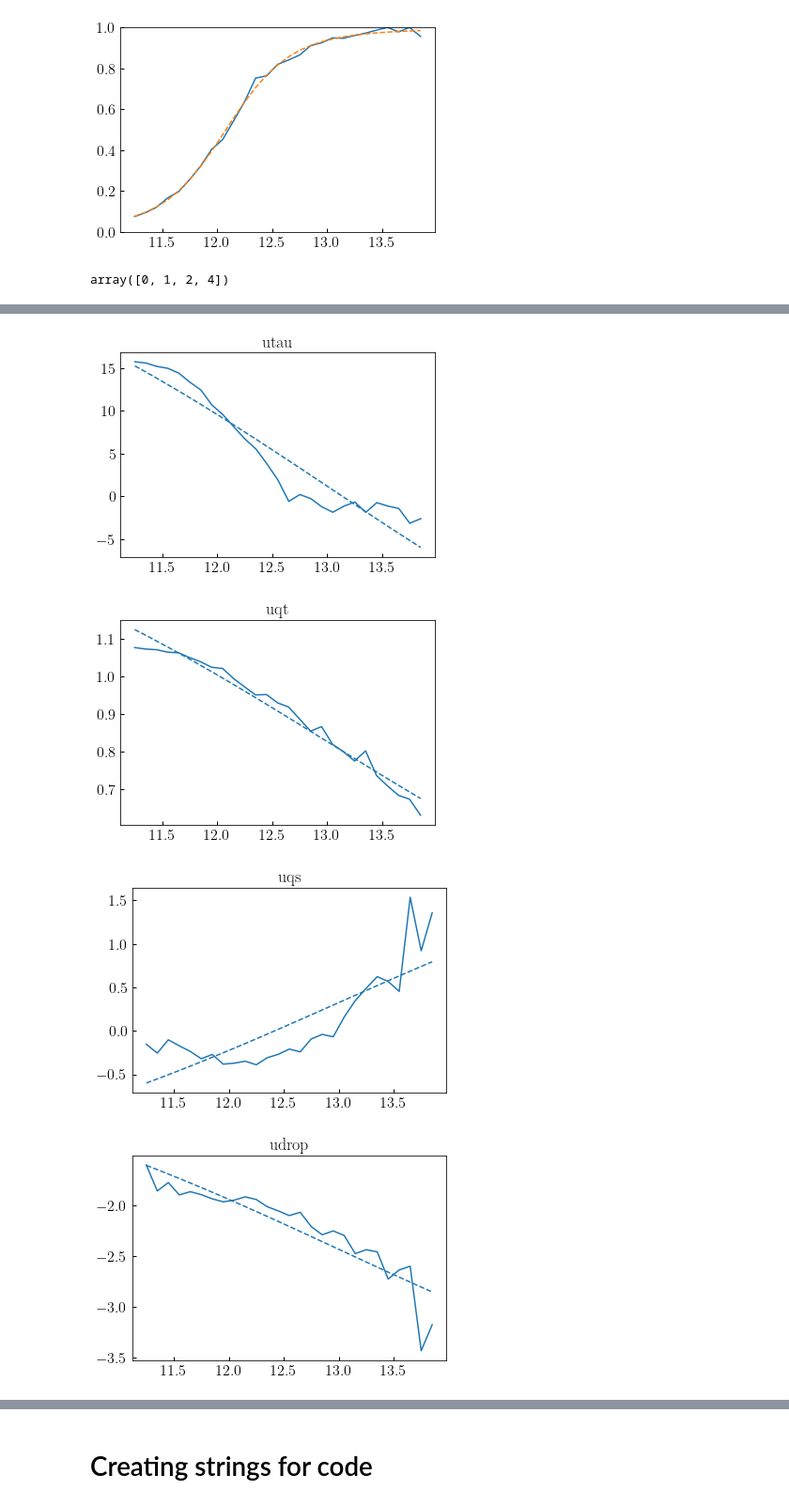
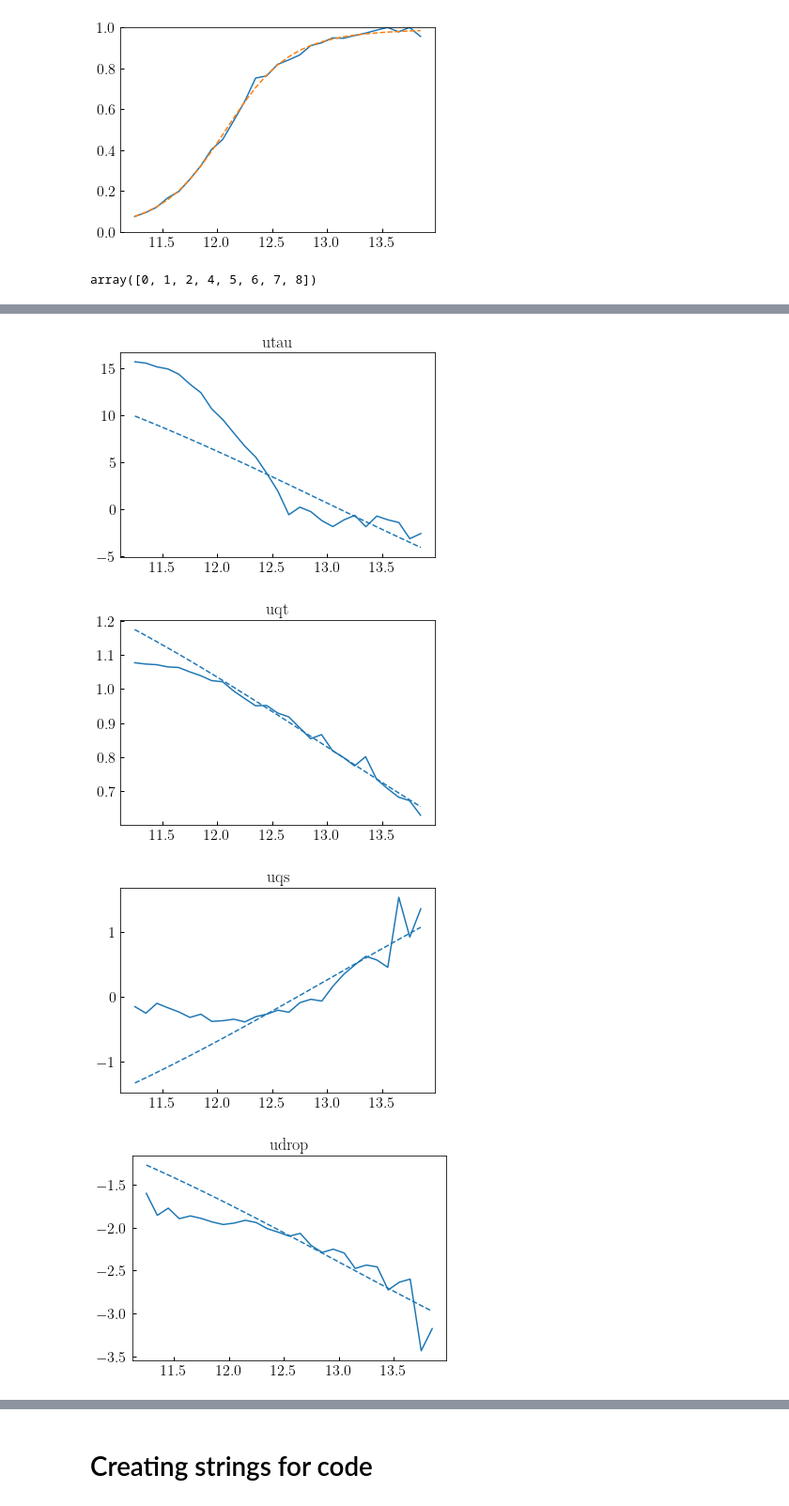
Before and after one commit to ArgonneCPAC/diffstarpop, a Jupyter notebook: notebooks/pdf_population_parameters.ipynb, the cells around one changed output, grey strips where cells are left out. Shown at 94% size. Saved outputs shown, nothing was run; the diff lists cells and outputs as text; code cells hidden in the pictures.

```diff
--- a/notebooks/pdf_population_parameters.ipynb
+++ b/notebooks/pdf_population_parameters.ipynb
@@ -459,29 +478,29 @@ massvalsc = 0.5*(massvals[1:]+massvals[:-1])
 _free_params = np.array([0, 1, 2, 4, 5, 6, 7, 8])
 _fixed_params = np.array([3,])
 
-medians = np.zeros((len(massvals)-1,9))
-medians_Q = np.zeros((len(massvals)-1,9))
-medians_MS = np.zeros((len(massvals)-1,9))
+medians = np.zeros((len(massvals)-1,9)) + np.nan
+medians_Q = np.zeros((len(massvals)-1,9)) + np.nan
+medians_MS = np.zeros((len(massvals)-1,9)) + np.nan
 
-sigmas = np.zeros((len(massvals)-1,9))
-sigmas_Q = np.zeros((len(massvals)-1,9))
-sigmas_MS = np.zeros((len(massvals)-1,9))
+sigmas = np.zeros((len(massvals)-1,9)) + np.nan
+sigmas_Q = np.zeros((len(massvals)-1,9)) + np.nan
+sigmas_MS = np.zeros((len(massvals)-1,9)) + np.nan
 
-corrs = np.zeros((len(massvals)-1,9,9))
-corrs_Q = np.zeros((len(massvals)-1,9,9))
-corrs_MS = np.zeros((len(massvals)-1,9,9))
+corrs = np.zeros((len(massvals)-1,9,9)) + np.nan
+corrs_Q = np.zeros((len(massvals)-1,9,9)) + np.nan
+corrs_MS = np.zeros((len(massvals)-1,9,9)) + np.nan
 
-medians_err = np.zeros((len(massvals)-1,9))
-medians_err_Q = np.zeros((len(massvals)-1,9))
-medians_err_MS = np.zeros((len(massvals)-1,9))
+medians_err = np.zeros((len(massvals)-1,9)) + np.nan
+medians_err_Q = np.zeros((len(massvals)-1,9)) + np.nan
+medians_err_MS = np.zeros((len(massvals)-1,9)) + np.nan
 
-sigmas_err = np.zeros((len(massvals)-1,9))
-sigmas_err_Q = np.zeros((len(massvals)-1,9))
-sigmas_err_MS = np.zeros((len(massvals)-1,9))
+sigmas_err = np.zeros((len(massvals)-1,9)) + np.nan
+sigmas_err_Q = np.zeros((len(massvals)-1,9)) + np.nan
+sigmas_err_MS = np.zeros((len(massvals)-1,9)) + np.nan
 
-corrs_err = np.zeros((len(massvals)-1,9,9))
-corrs_err_Q = np.zeros((len(massvals)-1,9,9))
-corrs_err_MS = np.zeros((len(massvals)-1,9,9))
+corrs_err = np.zeros((len(massvals)-1,9,9)) + np.nan
+corrs_err_Q = np.zeros((len(massvals)-1,9,9)) + np.nan
+corrs_err_MS = np.zeros((len(massvals)-1,9,9)) + np.nan
 
 fquench = np.zeros(len(massvalsc))
 
@@ -580,7 +599,7 @@ def _fun(x, ymin, ymax):
 
 @jjit
 def _bound_cov_diag(x):
-    return _sigmoid(x, 0.5, 4.0, 0.0, 1.0)
+    return _sigmoid(x, 0.5, 4.0, 0.0, 10.0)
 
 
 @jjit
@@ -790,9 +815,9 @@ plt.ylim(0,1)
 (0.0, 1.0)
 [figure]
 # %%
-_free_params[:4]
+_free_params
 # %% [output]
-array([0, 1, 2, 4])
+array([0, 1, 2, 4, 5, 6, 7, 8])
 # %%
 names = ["ulgm", "ulgy", "ul", "uh", "utau", "uqt", "uqs", "udrop", "urej"]
 
@@ -808,7 +833,7 @@ for i in _free_params[:4]:
 
 for i in _free_params[4:]:
     line=plt.plot(massvalsc, medians_Q[:,i])[0]
-    if i==10:
+    if i==1000:
         plt.plot(massvalsc, _fun_QT(massvalsc, *median_lims_Q[:,i]), ls='--', color = line.get_color())
     else:
         plt.plot(massvalsc, _fun(massvalsc, *median_lims_Q[:,i]), ls='--', color = line.get_color())
@@ -820,5 +845,5 @@ for i in _free_params[4:]:
 [figure]
-[figure, old version]
+[figure, new version]
-[figure, old version]
+[figure, new version]
-[figure, old version]
+[figure, new version]
-[figure, old version]
+[figure, new version]
```
Also changed, not shown: parts of 15 cells of this notebook, 7 other files.
